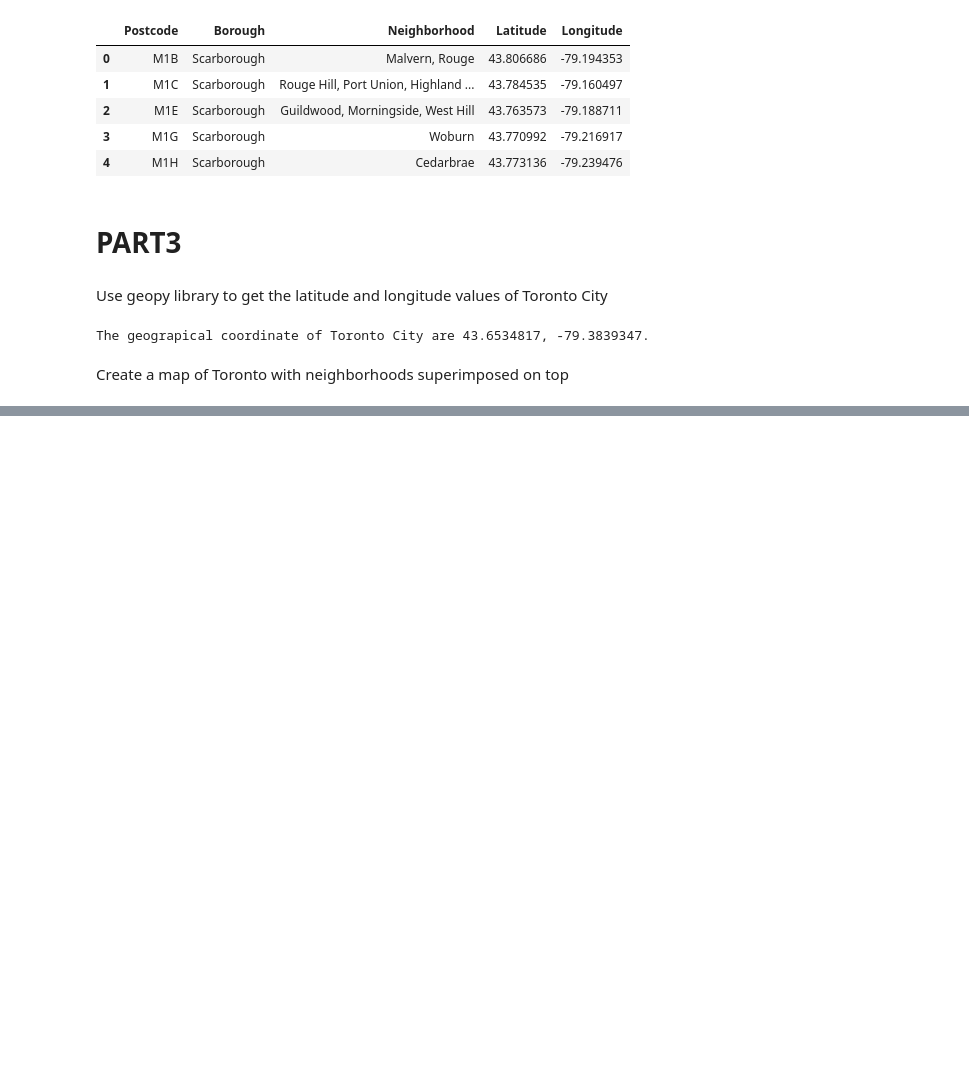
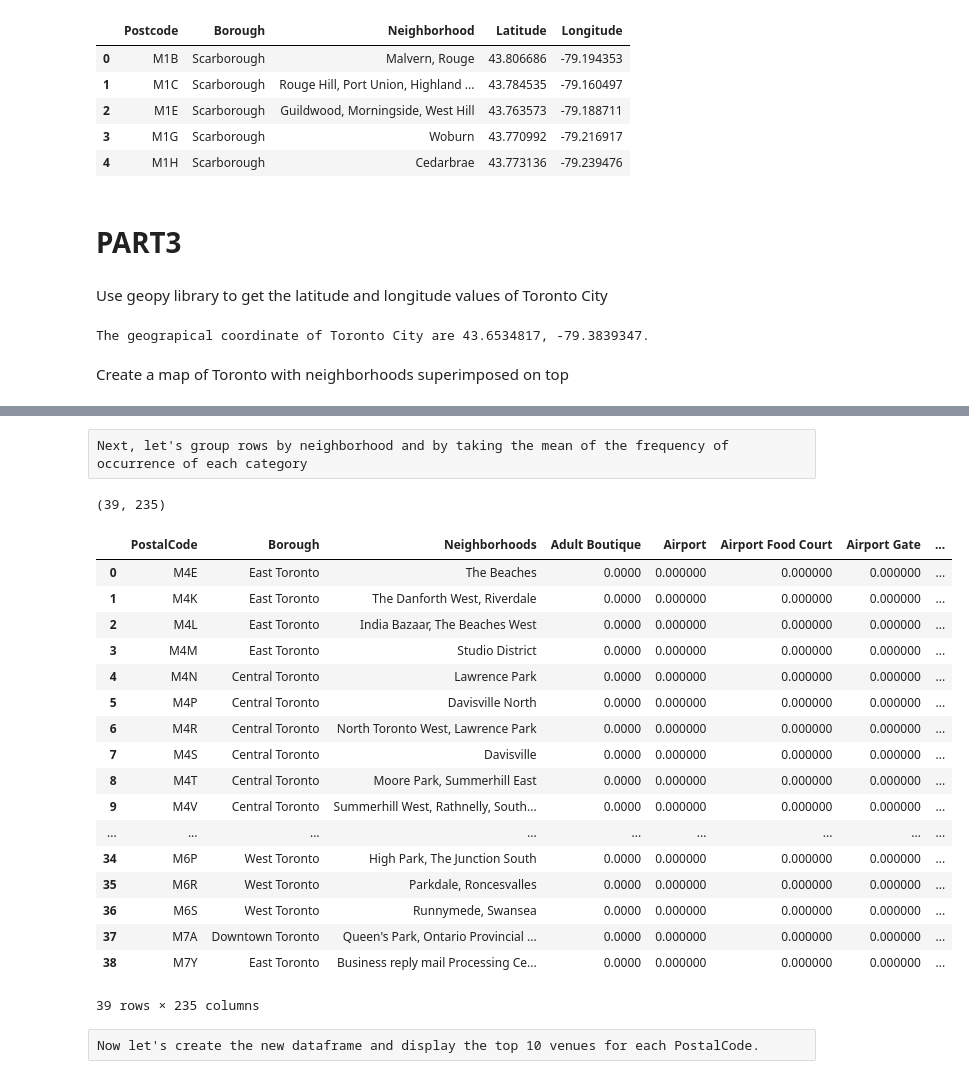
Before and after one commit to Varsha-V3/Coursera_Capstone, a Jupyter notebook: SegmentCluster.ipynb, the cells around one changed output, grey strips where cells are left out. Drawn from its saved outputs; the diff is of its cells as text; code cells hidden in the pictures; blank space fills up the shorter version.

```diff
--- a/SegmentCluster.ipynb
+++ b/SegmentCluster.ipynb
@@ -189,0 +218,8 @@ map_geo
+# %%
+CLIENT_ID = 'QCWUDZHLPC2DAM0EKMOMXFUHELFR3K2GC5VFYAPFXBKMX0FD' # your Foursquare ID
+CLIENT_SECRET = 'HDZPWPTOFBZJT5KQMIIQPUQQ1EB3FNMCYABB5TSZ2MJWEYV0' # your Foursquare Secret
+VERSION = '20180605' # Foursquare API version
+
+print('Your credentails:')
+print('CLIENT_ID: ' + CLIENT_ID)
+print('CLIENT_SECRET:' + CLIENT_SECRET)
@@ -189,0 +331,16 @@ map_geo
+# %%
+
+# one hot encoding
+toronto_onehot = pd.get_dummies(venues_df[['VenueCategory']], prefix="", prefix_sep="")
+
+# add postal, borough and neighborhood column back to dataframe
+toronto_onehot['PostalCode'] = venues_df['PostalCode']
+toronto_onehot['Borough'] = venues_df['Borough']
+toronto_onehot['Neighborhoods'] = venues_df['Neighborhood']
+
+# move postal, borough and neighborhood column to the first column
+fixed_columns = list(toronto_onehot.columns[-3:]) + list(toronto_onehot.columns[:-3])
+toronto_onehot = toronto_onehot[fixed_columns]
+
+print(toronto_onehot.shape)
+toronto_onehot.head()
@@ -189,0 +356,29 @@ map_geo
+# %% [raw]
+Next, let's group rows by neighborhood and by taking the mean of the frequency of occurrence of each category
+# %%
+toronto_grouped = toronto_onehot.groupby(["PostalCode", "Borough", "Neighborhoods"]).mean().reset_index()
+
+print(toronto_grouped.shape)
+toronto_grouped
+# %% [output]
+(39, 235)
+|  | PostalCode | Borough | Neighborhoods | Adult Boutique | Airport | Airport Food Court | Airport Gate | ... |
+| 0 | M4E | East Toronto | The Beaches | 0.0000 | 0.000000 | 0.000000 | 0.000000 | ... |
+| 1 | M4K | East Toronto | The Danforth West, Riverdale | 0.0000 | 0.000000 | 0.000000 | 0.000000 | ... |
+| 2 | M4L | East Toronto | India Bazaar, The Beaches West | 0.0000 | 0.000000 | 0.000000 | 0.000000 | ... |
+| 3 | M4M | East Toronto | Studio District | 0.0000 | 0.000000 | 0.000000 | 0.000000 | ... |
+| 4 | M4N | Central Toronto | Lawrence Park | 0.0000 | 0.000000 | 0.000000 | 0.000000 | ... |
+| 5 | M4P | Central Toronto | Davisville North | 0.0000 | 0.000000 | 0.000000 | 0.000000 | ... |
+| 6 | M4R | Central Toronto | North Toronto West, Lawrence Park | 0.0000 | 0.000000 | 0.000000 | 0.000000 | ... |
+| 7 | M4S | Central Toronto | Davisville | 0.0000 | 0.000000 | 0.000000 | 0.000000 | ... |
+| 8 | M4T | Central Toronto | Moore Park, Summerhill East | 0.0000 | 0.000000 | 0.000000 | 0.000000 | ... |
+| 9 | M4V | Central Toronto | Summerhill West, Rathnelly, South... | 0.0000 | 0.000000 | 0.000000 | 0.000000 | ... |
+| ... | ... | ... | ... | ... | ... | ... | ... | ... |
+| 34 | M6P | West Toronto | High Park, The Junction South | 0.0000 | 0.000000 | 0.000000 | 0.000000 | ... |
+| 35 | M6R | West Toronto | Parkdale, Roncesvalles | 0.0000 | 0.000000 | 0.000000 | 0.000000 | ... |
+| 36 | M6S | West Toronto | Runnymede, Swansea | 0.0000 | 0.000000 | 0.000000 | 0.000000 | ... |
+| 37 | M7A | Downtown Toronto | Queen's Park, Ontario Provincial ... | 0.0000 | 0.000000 | 0.000000 | 0.000000 | ... |
+| 38 | M7Y | East Toronto | Business reply mail Processing Ce... | 0.0000 | 0.000000 | 0.000000 | 0.000000 | ... |
+39 rows × 235 columns
+# %% [raw]
+Now let's create the new dataframe and display the top 10 venues for each PostalCode.
```
Also changed, not shown: parts of 22 cells of this notebook.
